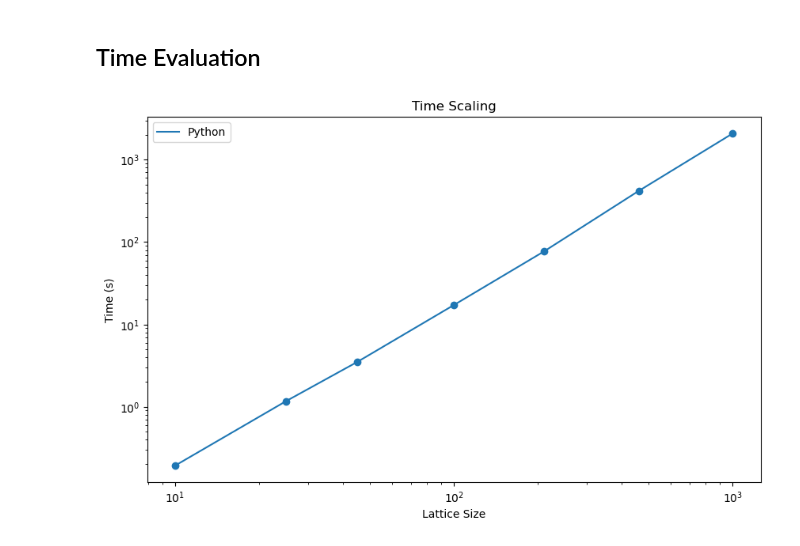
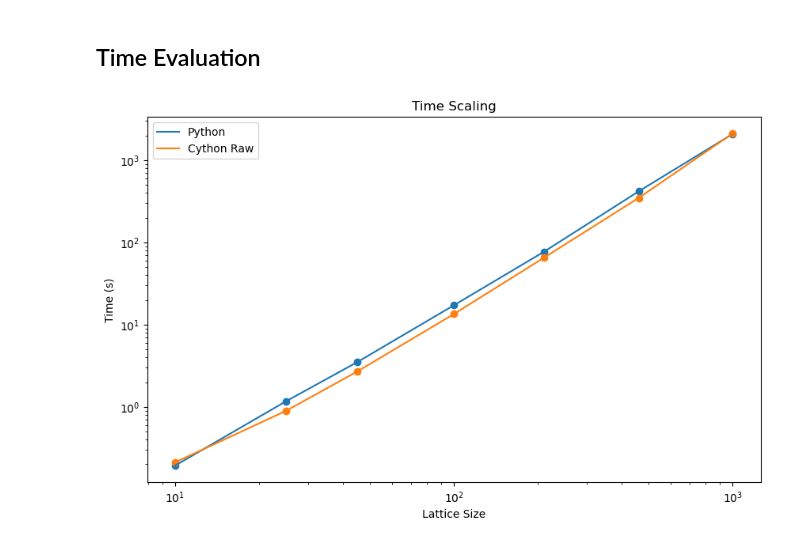
Before and after one commit to Viola03/accelerating_lebwhollasher, a Jupyter notebook: post_processing.ipynb, the cells around one changed output. Saved outputs shown, nothing was run; the diff lists cells and outputs as text; code cells hidden in the pictures.

Commit message:
Plot adjusted

```diff
--- a/post_processing.ipynb
+++ b/post_processing.ipynb
@@ -81,22 +81,28 @@ def extract_size_time(file_name):
     return data
 # %%
 data = extract_size_time("basic.txt")
+cythonraw = extract_size_time("cython-raw.txt")
 # %%
 df = pd.DataFrame(data)
+cythonrawdf = pd.DataFrame(cythonraw)
 
 plt.figure(figsize=(10, 6))
 
 #Basic Data
 plt.scatter(df['Size'], df['Time'])
 plt.plot(df['Size'], df['Time'], label='Python')
+
+#Raw Cythonised Data
+plt.scatter(cythonrawdf['Size'], cythonrawdf['Time'])
+plt.plot(cythonrawdf['Size'], cythonrawdf['Time'], label='Cython Raw')
 
 #Formatting
 plt.yscale('log')
 plt.xscale('log')
 plt.title('Time Scaling')
 plt.xlabel('Lattice Size')
 plt.ylabel('Time (s)')
 plt.legend()
 plt.show()
 # %% [output]
-[figure, old version]
+[figure, new version]
```
